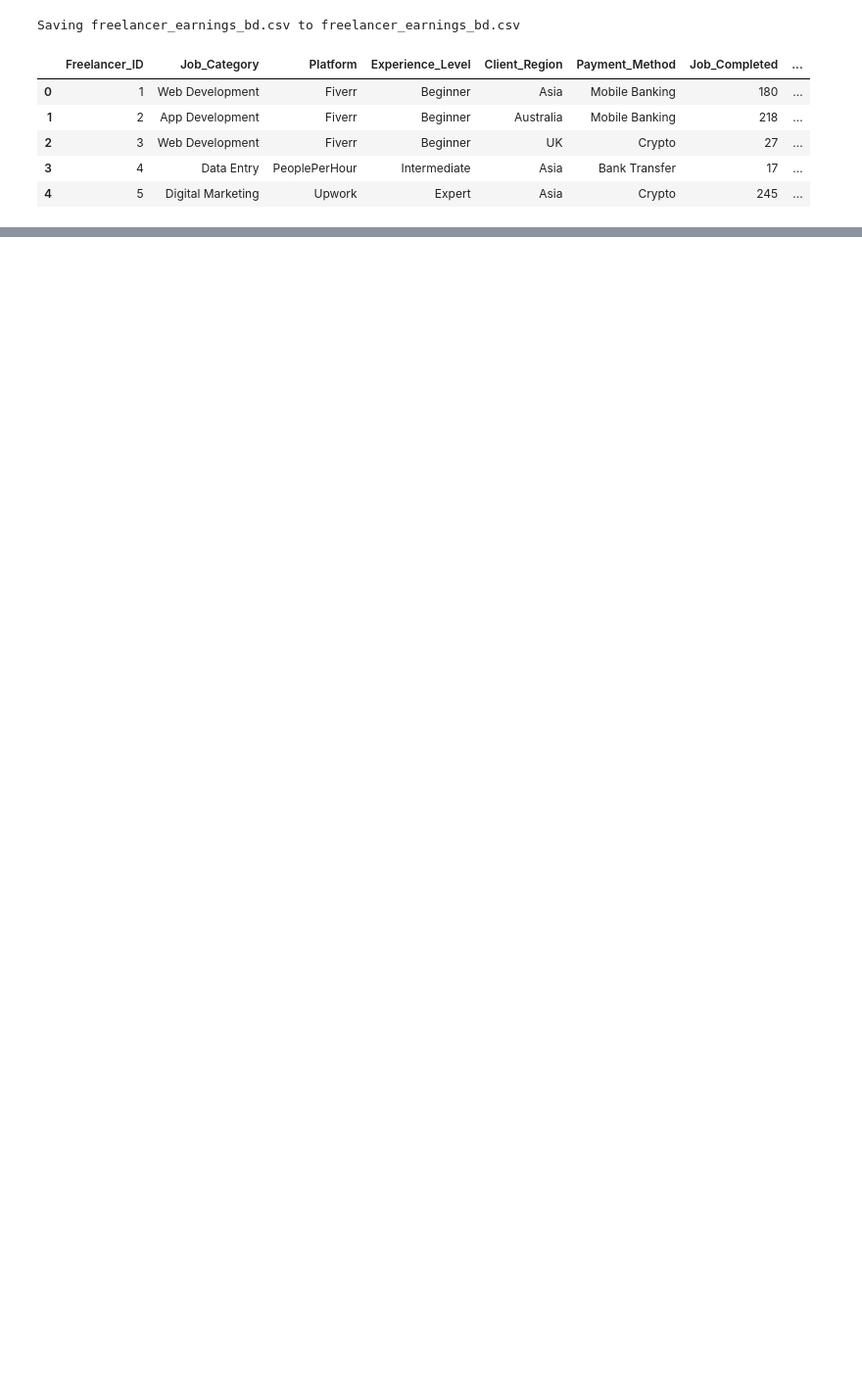
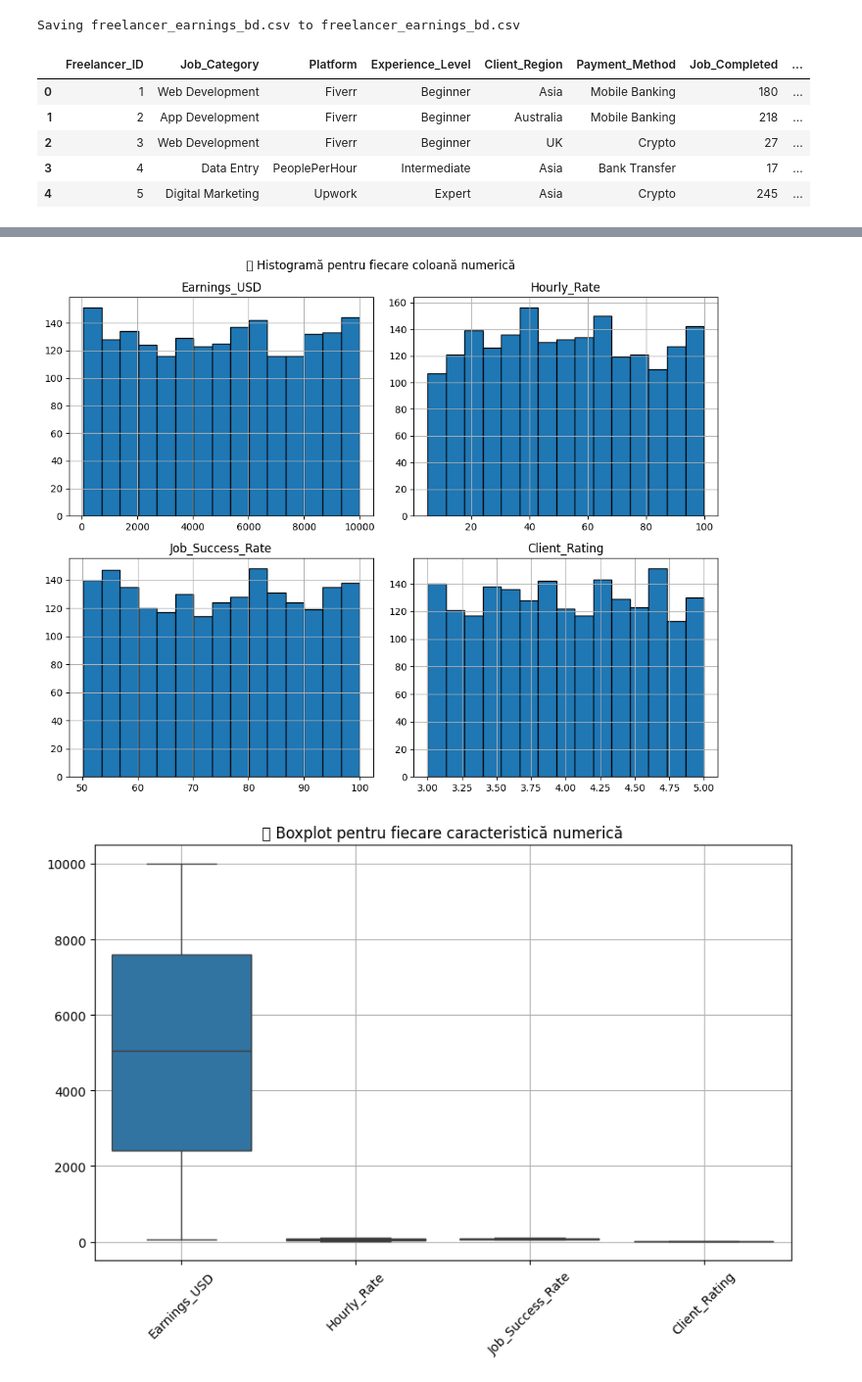
Before and after one commit to nicolaeee/IA---Google-Colab, a Jupyter notebook: IA.ipynb, the cells around one changed output, grey strips where cells are left out. Shown: that part at 98% size. Drawn from its saved outputs; the diff is of its cells as text; code cells hidden in the pictures; blank space fills up the shorter version.

Commit message:
Tema pentru prima verificare

```diff
--- a/IA.ipynb
+++ b/IA.ipynb
@@ -105,0 +29,12 @@ if __name__ == "__main__":
+# %%
+#Creare matrice din datele alese
+import numpy as np
+
+# Selectăm coloanele numerice pentru analiză
+selected_data = df[["Earnings_USD", "Hourly_Rate", "Job_Success_Rate", "Client_Rating"]]
+
+# Convertim într-o matrice numpy
+data_matrix = selected_data.to_numpy()
+
+print("Matricea numerică (primele 5 rânduri):")
+print(data_matrix[:5])
@@ -105,0 +108,27 @@ if __name__ == "__main__":
+# %%
+import matplotlib.pyplot as plt
+import seaborn as sns
+
+# Histogramă
+selected_data.hist(figsize=(10, 8), bins=15, edgecolor='black')
+plt.suptitle("📊 Histogramă pentru fiecare coloană numerică")
+plt.tight_layout()
+plt.show()
+
+# Box plot
+plt.figure(figsize=(10, 6))
+sns.boxplot(data=selected_data)
+plt.title("📦 Boxplot pentru fiecare caracteristică numerică")
+plt.xticks(rotation=45)
+plt.grid(True)
+plt.show()
+
+# Scatter plot între două coloane relevante
+plt.figure(figsize=(8, 5))
+sns.scatterplot(data=selected_data, x="Hourly_Rate", y="Earnings_USD")
+plt.title("🔵 Scatter plot: Hourly Rate vs Earnings")
+plt.grid(True)
+plt.show()
+# %% [output]
+[figure, added]
+[figure, added]
```
Also changed, not shown: parts of 13 cells of this notebook.
